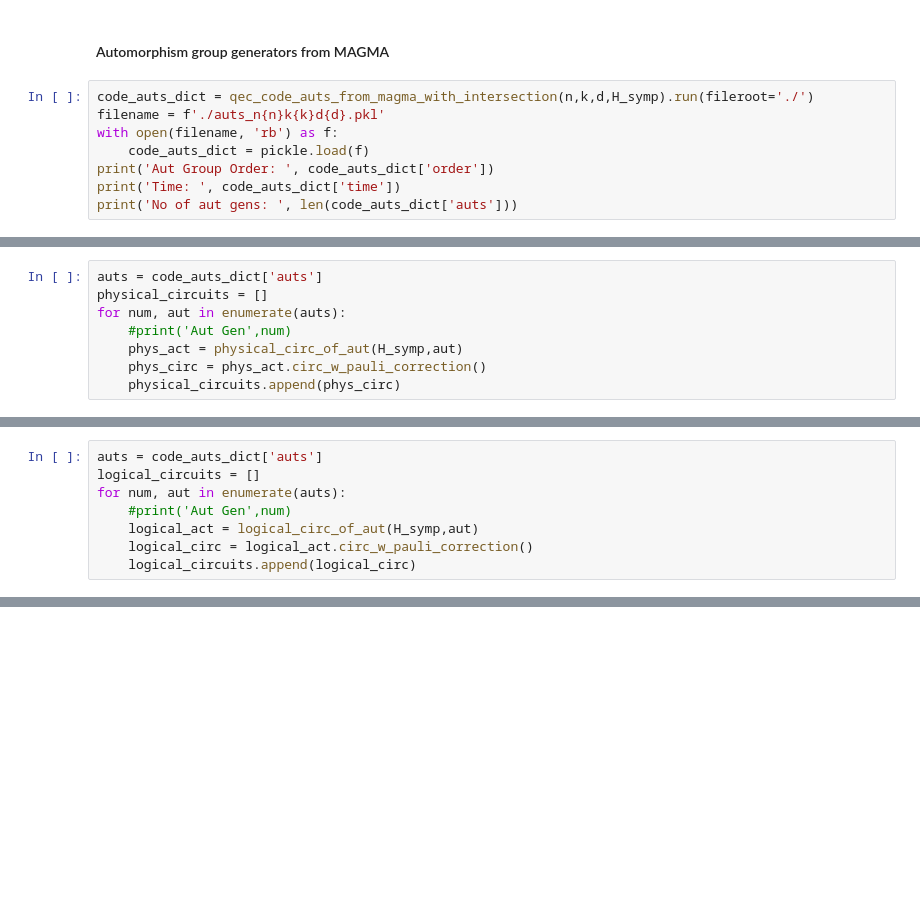
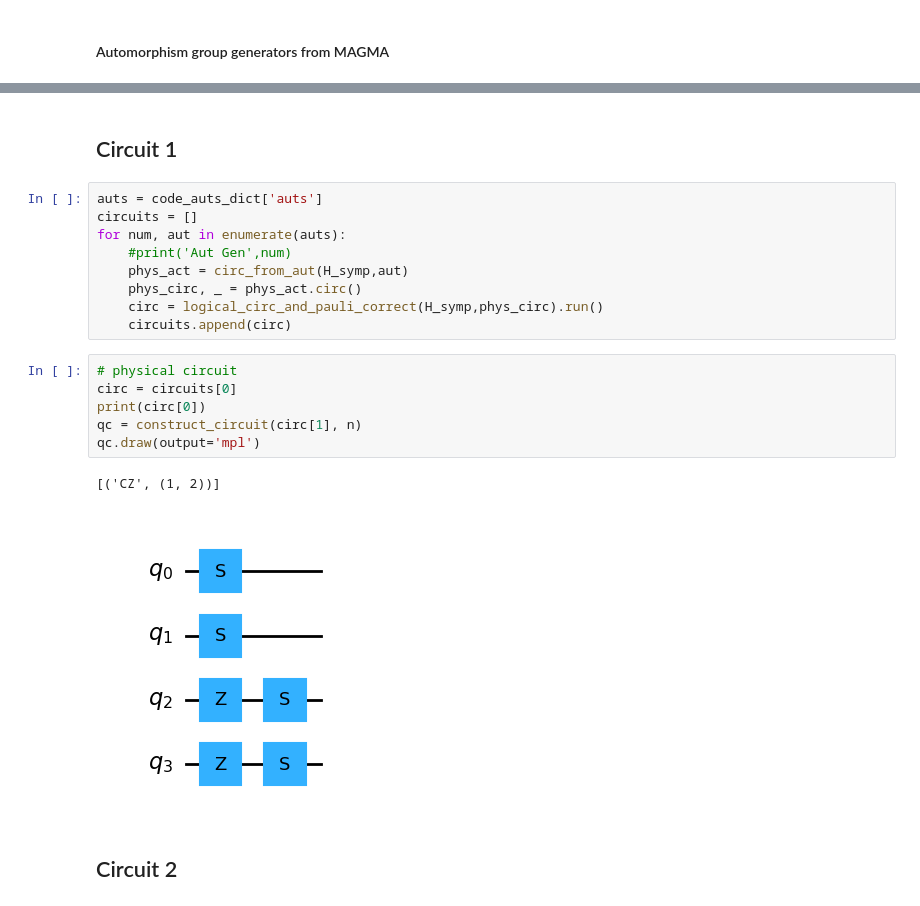
Before and after one commit to hsayginel/autqec, a Jupyter notebook: examples/[[4,2,2]].ipynb, the cells around one changed output, grey strips where cells are left out. Saved outputs shown, nothing was run; the diff lists cells and outputs as text; blank space fills up the shorter version.

```diff
--- a/examples/[[4,2,2]].ipynb
+++ b/examples/[[4,2,2]].ipynb
@@ -26,10 +21,2 @@ print(binary_vecs_to_paulis(LZ))
 # %% [markdown]
 #### Automorphism group generators from MAGMA
-# %%
-code_auts_dict = qec_code_auts_from_magma_with_intersection(n,k,d,H_symp).run(fileroot='./')
-filename = f'./auts_n{n}k{k}d{d}.pkl'
-with open(filename, 'rb') as f:
-    code_auts_dict = pickle.load(f)
-print('Aut Group Order: ', code_auts_dict['order'])
-print('Time: ', code_auts_dict['time'])
-print('No of aut gens: ', len(code_auts_dict['auts']))
@@ -42,8 +22,0 @@ No of aut gens:  6
-# %%
-auts = code_auts_dict['auts']
-physical_circuits = []
-for num, aut in enumerate(auts):
-    #print('Aut Gen',num)
-    phys_act = physical_circ_of_aut(H_symp,aut)
-    phys_circ = phys_act.circ_w_pauli_correction()
-    physical_circuits.append(phys_circ)
@@ -52,8 +22,0 @@ for num, aut in enumerate(auts):
-# %%
-auts = code_auts_dict['auts']
-logical_circuits = []
-for num, aut in enumerate(auts):
-    #print('Aut Gen',num)
-    logical_act = logical_circ_of_aut(H_symp,aut)
-    logical_circ = logical_act.circ_w_pauli_correction()
-    logical_circuits.append(logical_circ)
@@ -143,0 +35,22 @@ qc.draw(output='mpl')
+# %% [markdown]
+## Circuit 1
+# %%
+auts = code_auts_dict['auts']
+circuits = []
+for num, aut in enumerate(auts):
+    #print('Aut Gen',num)
+    phys_act = circ_from_aut(H_symp,aut)
+    phys_circ, _ = phys_act.circ()
+    circ = logical_circ_and_pauli_correct(H_symp,phys_circ).run()
+    circuits.append(circ)
+# %%
+# physical circuit
+circ = circuits[0]
+print(circ[0])
+qc = construct_circuit(circ[1], n)
+qc.draw(output='mpl')
+# %% [output]
+[('CZ', (1, 2))]
+[figure, added]
+# %% [markdown]
+## Circuit 2
```
Also changed, not shown: parts of 46 cells of this notebook, 12 other files.
